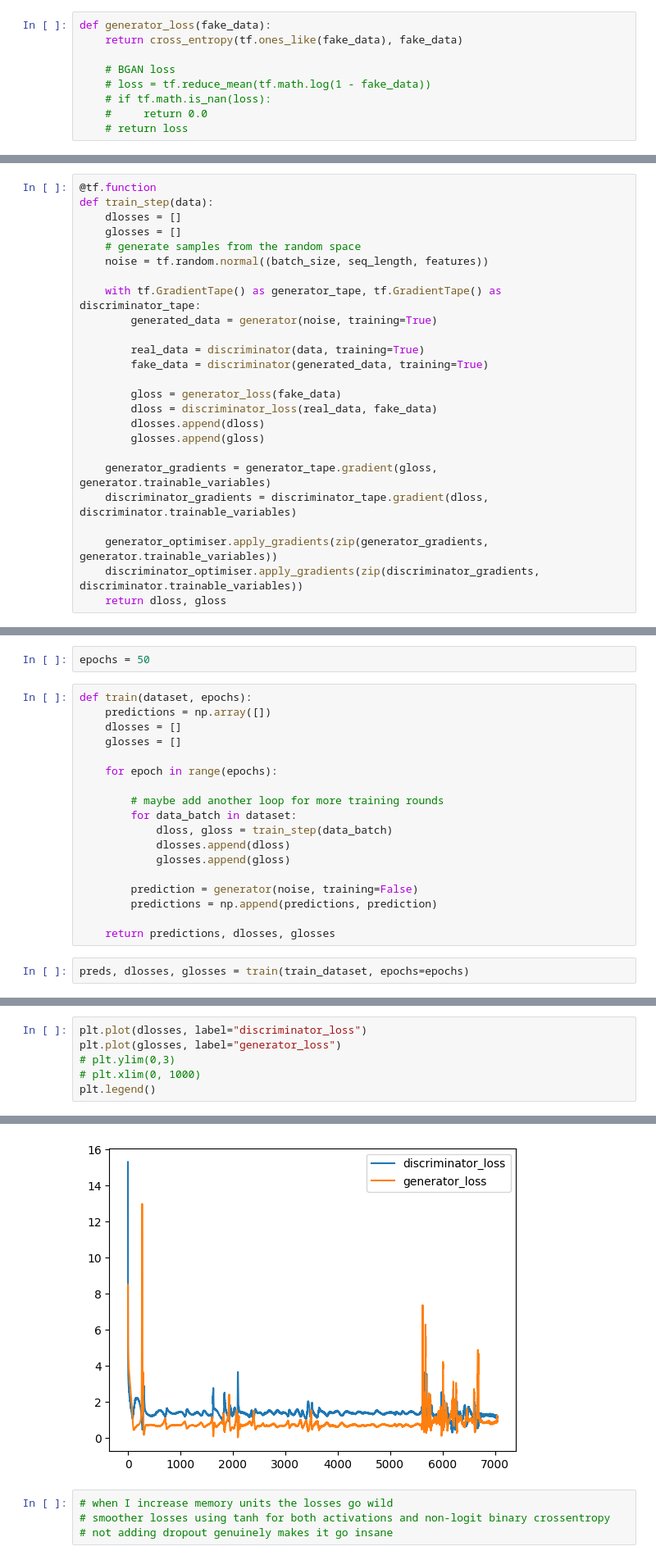
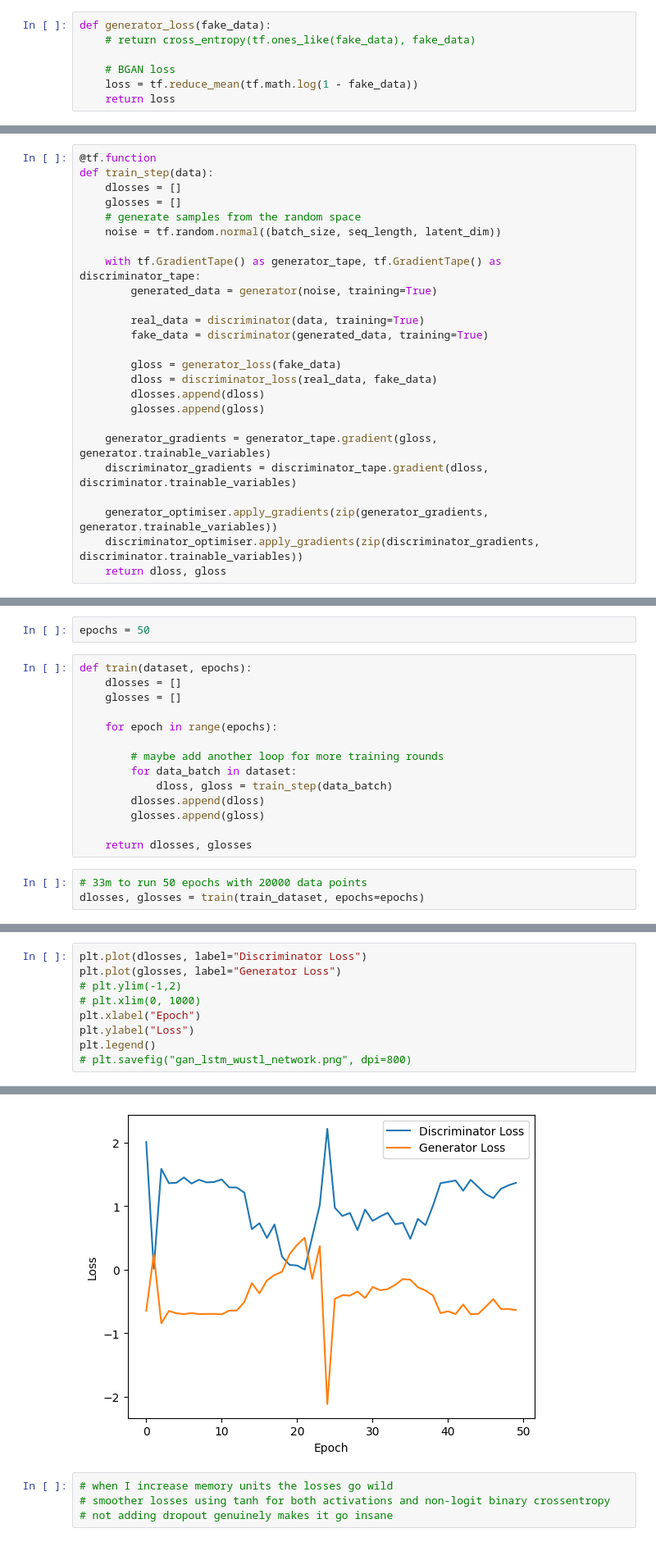
Before and after one commit to KylaNel/ICS_data_generation, a Jupyter notebook: code/gan_lstm.ipynb, the cells around one changed output, grey strips where cells are left out. Shown at 82% size. Saved outputs shown, nothing was run; the diff lists cells and outputs as text.

```diff
--- a/code/gan_lstm.ipynb
+++ b/code/gan_lstm.ipynb
@@ -102,12 +121,10 @@ def discriminator_loss(real_data, fake_data):
 # %%
 def generator_loss(fake_data):
-    return cross_entropy(tf.ones_like(fake_data), fake_data)
+    # return cross_entropy(tf.ones_like(fake_data), fake_data)
 
     # BGAN loss
-    # loss = tf.reduce_mean(tf.math.log(1 - fake_data))
-    # if tf.math.is_nan(loss):
-    #     return 0.0
-    # return loss
+    loss = tf.reduce_mean(tf.math.log(1 - fake_data))
+    return loss
 # %%
 generator_optimiser = tf.keras.optimizers.Adam(1e-4)
 discriminator_optimiser = tf.keras.optimizers.Adam(1e-4)
@@ -117,7 +134,7 @@ def train_step(data):
     dlosses = []
     glosses = []
     # generate samples from the random space
-    noise = tf.random.normal((batch_size, seq_length, features))
+    noise = tf.random.normal((batch_size, seq_length, latent_dim))
 
     with tf.GradientTape() as generator_tape, tf.GradientTape() as discriminator_tape:
         generated_data = generator(noise, training=True)
@@ -142,7 +157,6 @@ noise = tf.random.normal((batch_size, seq_length, features))
 epochs = 50
 # %%
 def train(dataset, epochs):
-    predictions = np.array([])
     dlosses = []
     glosses = []
 
@@ -151,12 +165,10 @@ def train(dataset, epochs):
         # maybe add another loop for more training rounds
         for data_batch in dataset:
             dloss, gloss = train_step(data_batch)
-            dlosses.append(dloss)
-            glosses.append(gloss)
+        dlosses.append(dloss)
+        glosses.append(gloss)
 
-        prediction = generator(noise, training=False)
-        predictions = np.append(predictions, prediction)
-
-    return predictions, dlosses, glosses
+    return dlosses, glosses
 # %%
-preds, dlosses, glosses = train(train_dataset, epochs=epochs)
+# 33m to run 50 epochs with 20000 data points
+dlosses, glosses = train(train_dataset, epochs=epochs)
@@ -172,12 +175,15 @@ array([ 0.51704866,  0.66362411,  0.63458341,  0.51180261,  0.59374011,
 # %%
-plt.plot(dlosses, label="discriminator_loss")
-plt.plot(glosses, label="generator_loss")
-# plt.ylim(0,3)
+plt.plot(dlosses, label="Discriminator Loss")
+plt.plot(glosses, label="Generator Loss")
+# plt.ylim(-1,2)
 # plt.xlim(0, 1000)
+plt.xlabel("Epoch")
+plt.ylabel("Loss")
 plt.legend()
+# plt.savefig("gan_lstm_wustl_network.png", dpi=800)
 # %% [output]
 <matplotlib.legend.Legend at 0x...>
-[figure, old version]
+[figure, new version]
 # %%
 # when I increase memory units the losses go wild
 # smoother losses using tanh for both activations and non-logit binary crossentropy
```
Also changed, not shown: parts of 21 cells of this notebook, 5 other files.
